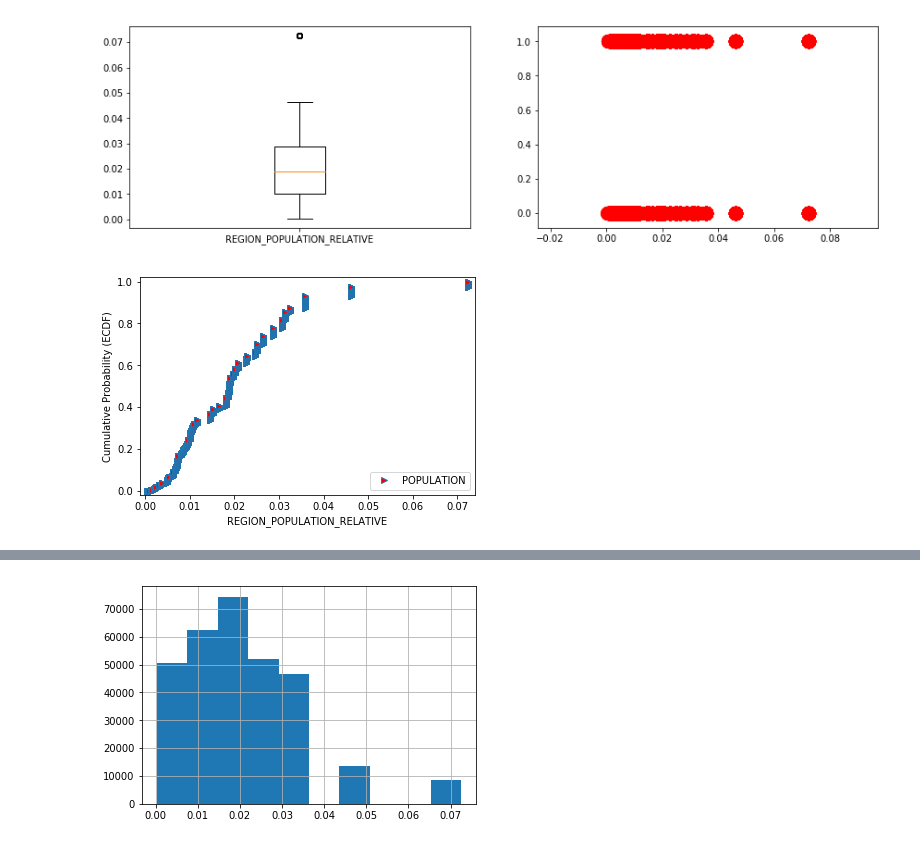
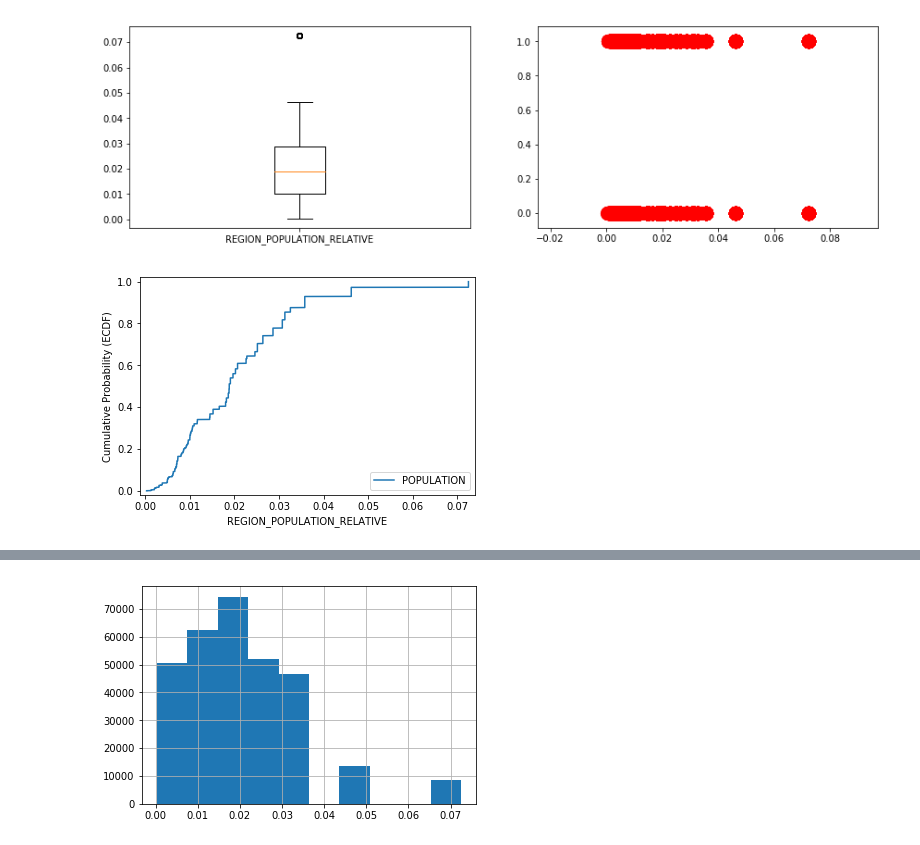
Before and after one commit to ChenLily0928/ML100-Days, a Jupyter notebook: homework/Day_006_HW.ipynb, the cells around one changed output, grey strips where cells are left out. Cells and saved outputs as stored; diff of their text form; code cells hidden in the pictures.

```diff
--- a/homework/Day_006_HW.ipynb
+++ b/homework/Day_006_HW.ipynb
@@ -199,14 +206,14 @@ plt.show()
 # %%
 # 繪製 Empirical Cumulative Density Plot (ECDF)
 x, y = ecdf(data)
 cdf = ecdf(data)
 
-plt.plot(x, y, marker='>', linestyle = 'none', label = 'POPULATION', markerfacecolor = 'r')
+plt.plot(x, y, label = 'POPULATION', markerfacecolor = 'r')
 plt.xlabel('REGION_POPULATION_RELATIVE')
 plt.ylabel('Cumulative Probability (ECDF)')
 plt.margins(0.02)  # Keep data off plot edges
 plt.legend(loc = 'lower right')
 plt.show()
 # %% [output]
-[figure, old version]
+[figure, new version]
 # %%
```
Also changed, not shown: parts of 7 cells of this notebook.
